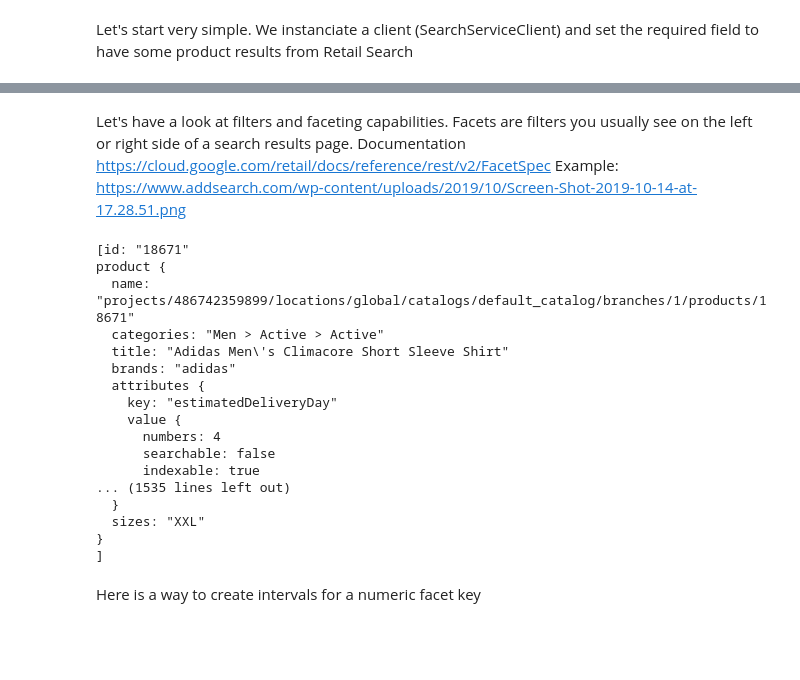
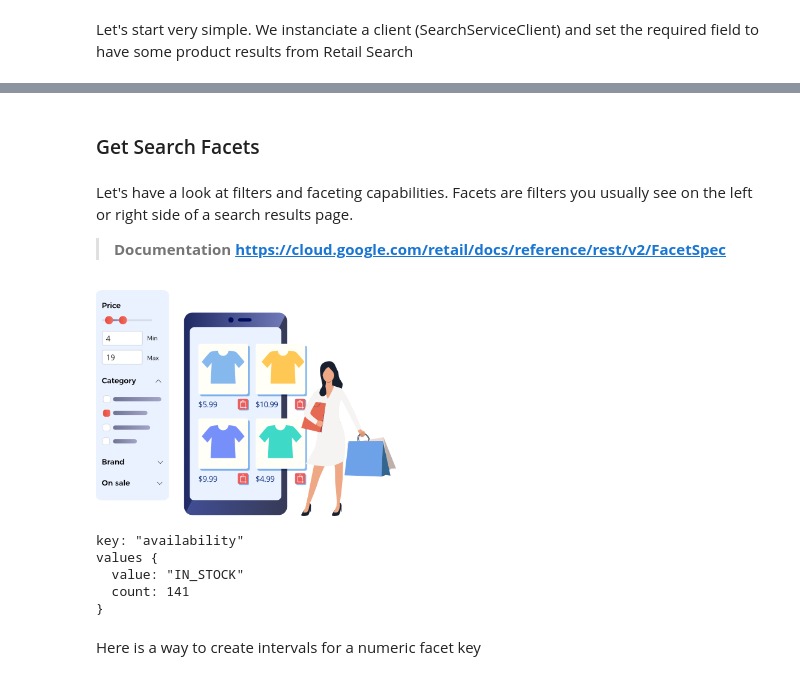
Before and after one commit to ccardi/googlecloud_retail_search, a Jupyter notebook: retail_search_demo.ipynb, the cells around one changed output, grey strips where cells are left out. Saved outputs shown, nothing was run; the diff lists cells and outputs as text; code cells hidden in the pictures; blank space fills up the shorter version.

```diff
--- a/retail_search_demo.ipynb
+++ b/retail_search_demo.ipynb
@@ -44,12 +116,19 @@ search_request.branch='projects/{}/locations/global/catalogs/default_catalog/bra
+# %% [markdown]
+### Get Search Facets
 # %% [markdown]
 Let's have a look at filters and faceting capabilities. Facets are filters you usually see on the left or right side of a search results page.
-Documentation https://cloud.google.com/retail/docs/reference/rest/v2/FacetSpec
-Example: https://www.addsearch.com/wp-content/uploads/2019/10/Screen-Shot-2019-10-14-at-17.28.51.png
+> <b> Documentation https://cloud.google.com/retail/docs/reference/rest/v2/FacetSpec
+# %%
+from IPython import display
+display.Image("https://www.prefixbox.com/blog/wp-content/uploads/2020/07/Featured_image-Faceted_Search-500px-LE.png"
+              ,height=300, width=300)
+# %% [output]
+[figure, added]
 # %%
-#Client
-client = SearchServiceClient()
+#Declare a Client
+client = SearchServiceClient(credentials=credentials)
 
-#Query Specs
+#Define Query Specs and Facets spec
 search_request = SearchRequest()
 search_request.query = 'shirt'
 search_request.visitor_id = "123"
@@ -61,7 +140,7 @@ search_request.facet_specs= [
             'facet_key': {
                 'key': 'categories'
                 }
-                ,'excluded_filter_keys': ["categories"] #won't filter categories' counting for categories facet
+                ,'excluded_filter_keys': ["categories"] #won't filter categories' counting for "categories" facet
             }
             ,{ 'facet_key': {
                 'key': 'availability'
@@ -70,25 +149,13 @@ search_request.facet_specs= [
         ]
 #Query
 response = client.search(search_request)
-print(response.results)
+print(response.facets[1])
 # %% [output]
-[id: "18671"
-product {
-  name: "projects/486742359899/locations/global/catalogs/default_catalog/branches/1/products/18671"
-  categories: "Men > Active > Active"
-  title: "Adidas Men\'s Climacore Short Sleeve Shirt"
-  brands: "adidas"
-  attributes {
-    key: "estimatedDeliveryDay"
-    value {
-      numbers: 4
-      searchable: false
-      indexable: true
-... (1535 lines left out)
-  }
-  sizes: "XXL"
+key: "availability"
+values {
+  value: "IN_STOCK"
+  count: 141
 }
-]
 # %% [markdown]
 Here is a way to create intervals for a numeric facet key
 # %%
```
Also changed, not shown: parts of 13 cells of this notebook.
